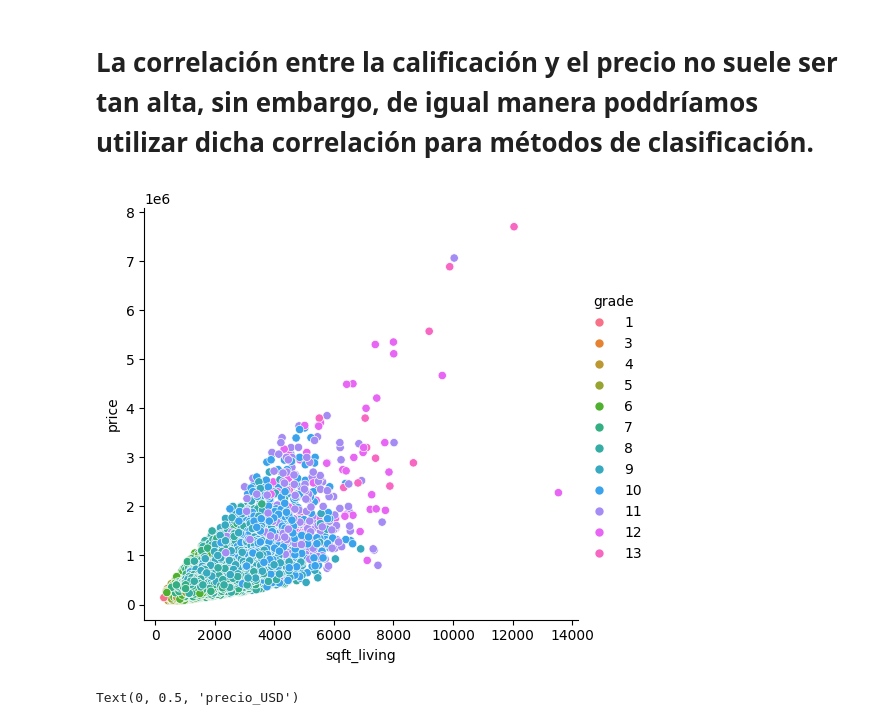
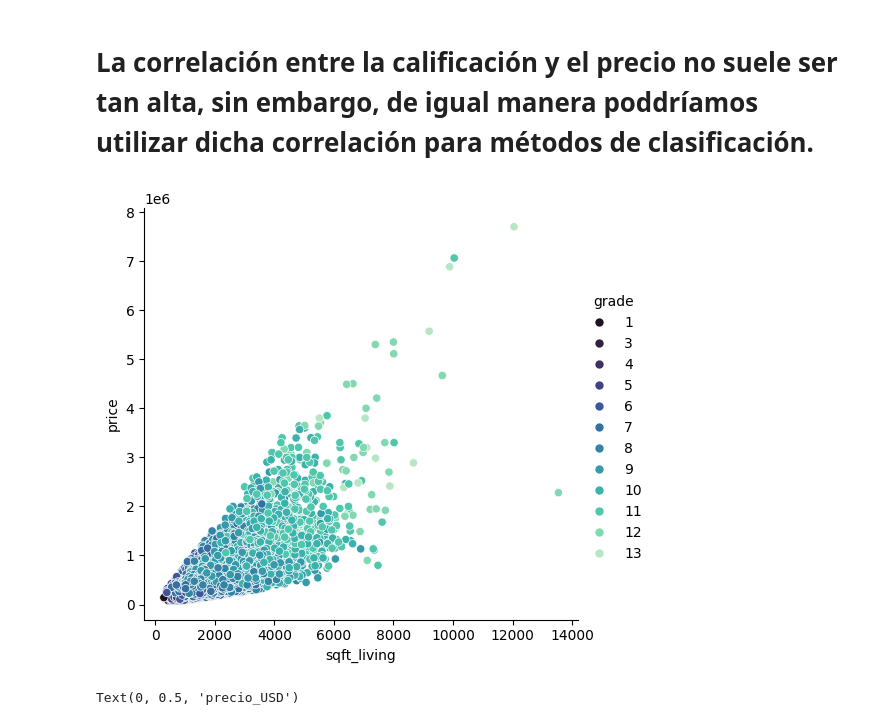
Before and after one commit to jfdonosom/Notebooks, a Jupyter notebook: Proyecto_ParteIII_+Donoso_Mendieta.ipynb, the cells around one changed output. Saved outputs shown, nothing was run; the diff lists cells and outputs as text; code cells hidden in the pictures.

```diff
--- a/Proyecto_ParteIII_+Donoso_Mendieta.ipynb
+++ b/Proyecto_ParteIII_+Donoso_Mendieta.ipynb
@@ -264,9 +257,9 @@ plt.show()
 # %% [markdown]
 # La correlación entre la calificación y el precio no suele ser tan alta, sin embargo, de igual manera poddríamos utilizar dicha correlación para métodos de clasificación.
 # %%
-Scatter = sns.relplot(df3, x="sqft_living", y="price", hue="grade", kind="scatter")
+Scatter = sns.relplot(df3, x="sqft_living", y="price", hue="grade", palette="mako", kind="scatter")
 # %% [output]
-[figure, old version]
+[figure, new version]
 # %%
 fig, ax = plt.subplots()
 grafico = ax.scatter(df3['sqft_living'], df3['price'], c=df3.grade,s=10)
```
Also changed, not shown: parts of 53 cells of this notebook.
